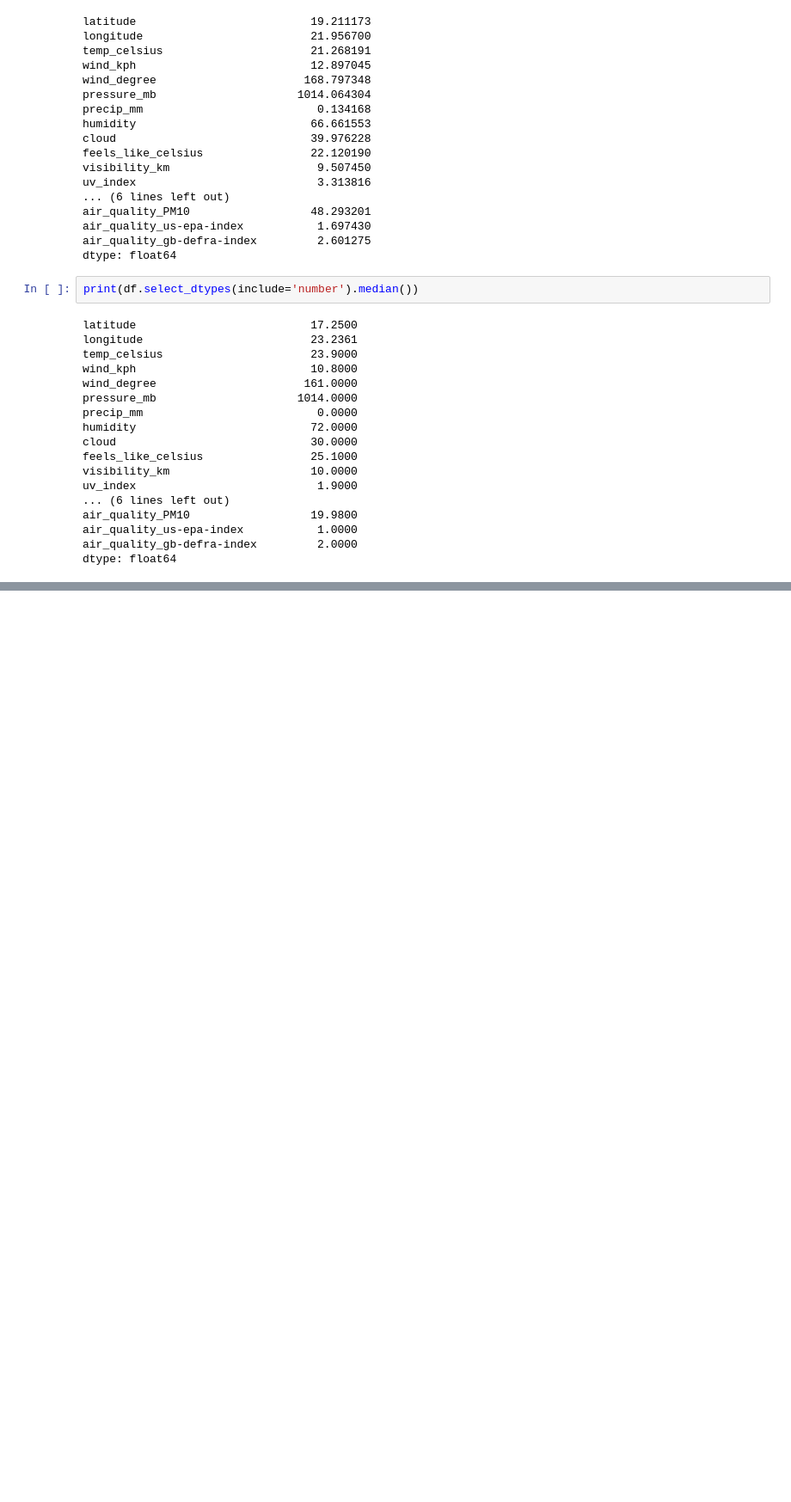
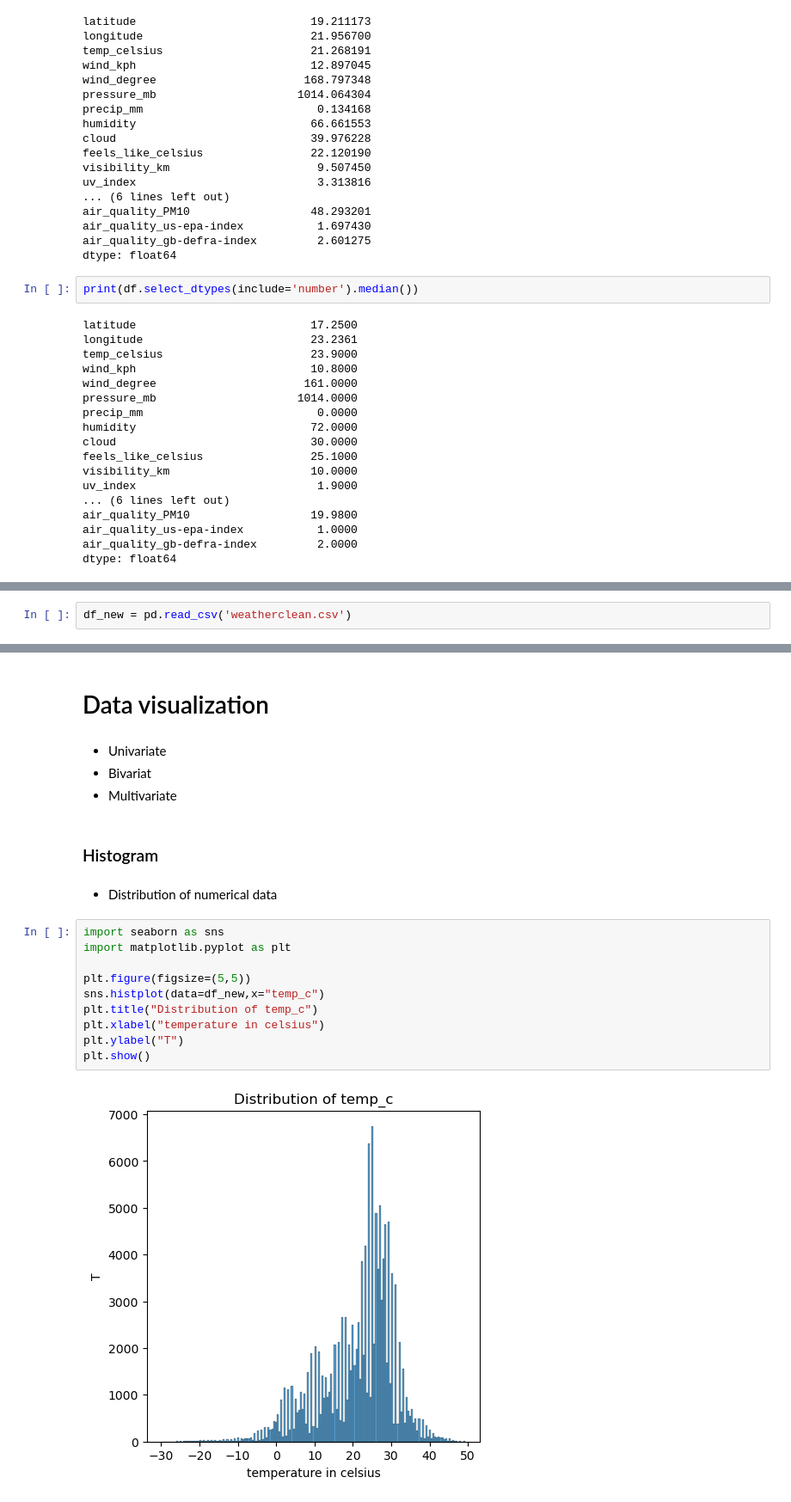
Before and after one commit to dilnasherink/Weather-data-analysis, a Jupyter notebook: project.ipynb, the cells around one changed output, grey strips where cells are left out. Shown at 86% size. Saved outputs shown, nothing was run; the diff lists cells and outputs as text; blank space fills up the shorter version.

```diff
--- a/project.ipynb
+++ b/project.ipynb
@@ -685,0 +778,2 @@ print(df.select_dtypes(include='object').mode())
+# %%
+df_new = pd.read_csv('weatherclean.csv')
@@ -685,0 +1021,22 @@ print(df.select_dtypes(include='object').mode())
+# %% [markdown]
+# Data visualization
+# %% [markdown]
+- Univariate
+- Bivariat
+- Multivariate
+# %% [markdown]
+### Histogram
+# %% [markdown]
+- Distribution of numerical data
+# %%
+import seaborn as sns
+import matplotlib.pyplot as plt
+
+plt.figure(figsize=(5,5))
+sns.histplot(data=df_new,x="temp_c")
+plt.title("Distribution of temp_c")
+plt.xlabel("temperature in celsius")
+plt.ylabel("T")
+plt.show()
+# %% [output]
+[figure, added]
```
Also changed, not shown: parts of 70 cells of this notebook.
